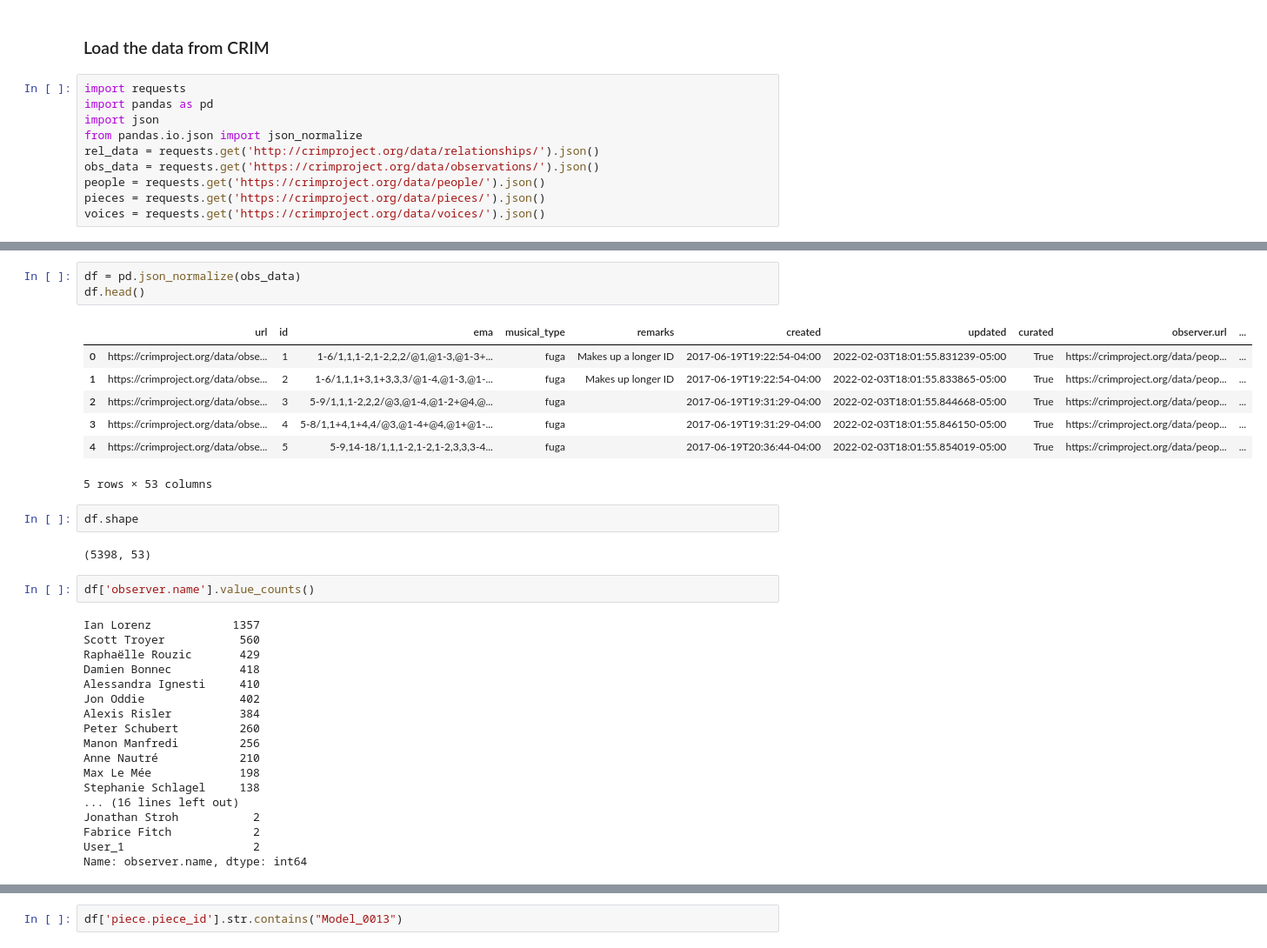
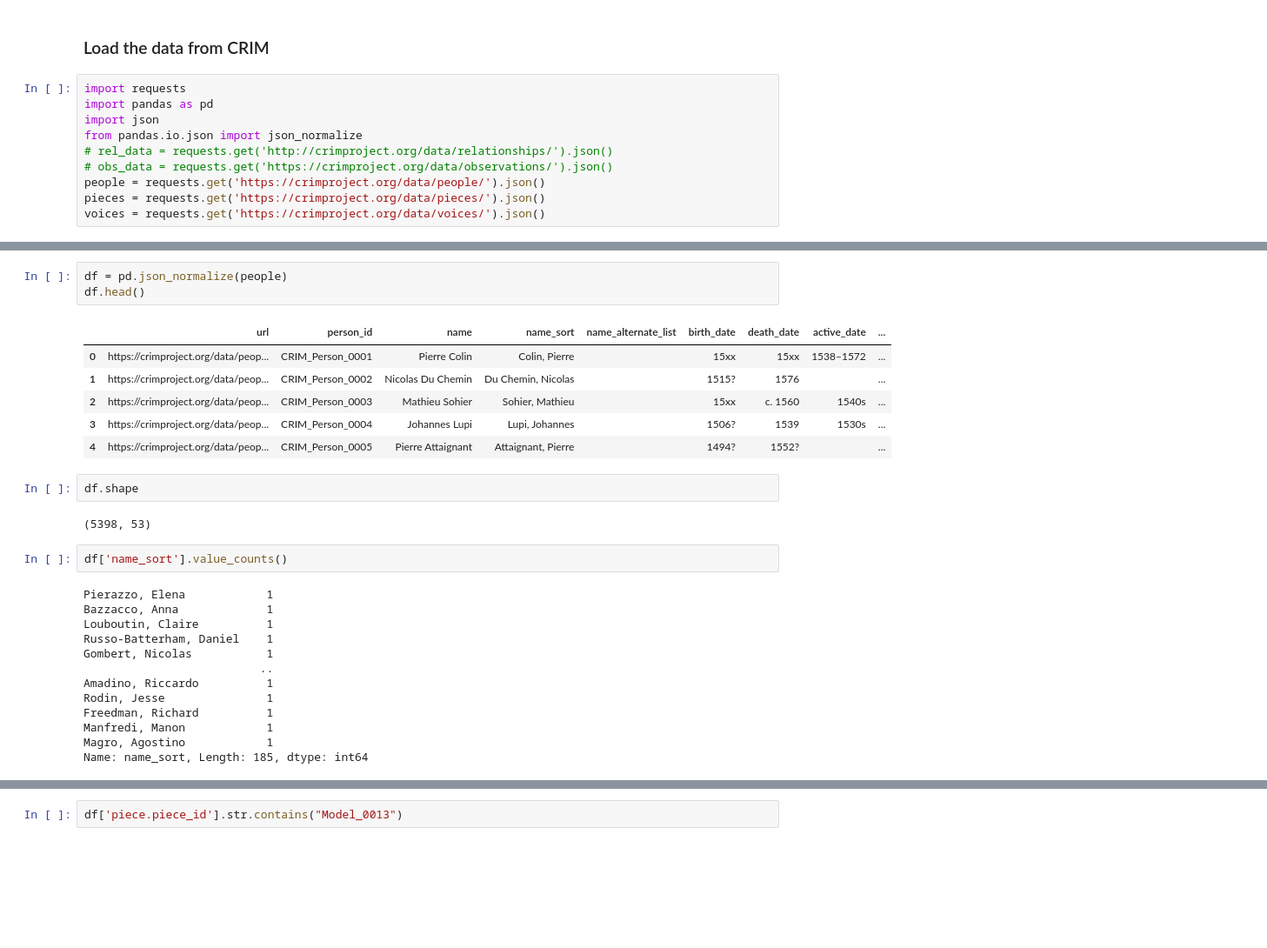
Before and after one commit to RichardFreedman/CRIM_JHUB, a Jupyter notebook: CRIM_09_Metadata_NB 2022.ipynb, the cells around one changed output, grey strips where cells are left out. Shown at 87% size. Drawn from its saved outputs; the diff is of its cells as text; blank space fills up the shorter version.

```diff
--- a/CRIM_09_Metadata_NB 2022.ipynb
+++ b/CRIM_09_Metadata_NB 2022.ipynb
@@ -7,8 +7,8 @@ import requests
 import pandas as pd
 import json
 from pandas.io.json import json_normalize
-rel_data = requests.get('http://crimproject.org/data/relationships/').json()
-obs_data = requests.get('https://crimproject.org/data/observations/').json()
+# rel_data = requests.get('http://crimproject.org/data/relationships/').json()
+# obs_data = requests.get('https://crimproject.org/data/observations/').json()
 people = requests.get('https://crimproject.org/data/people/').json()
 pieces = requests.get('https://crimproject.org/data/pieces/').json()
 voices = requests.get('https://crimproject.org/data/voices/').json()
@@ -33,38 +33,32 @@ obs_data[0]
  'updated': '2022-02-03T18:01:55.831239-05:00',
  'curated': True}
 # %%
-df = pd.json_normalize(obs_data)
+df = pd.json_normalize(people)
 df.head()
 # %% [output]
-|  | url | id | ema | musical_type | remarks | created | updated | curated | observer.url | ... |
-| 0 | https://crimproject.org/data/obse... | 1 | 1-6/1,1,1-2,1-2,2,2/@1,@1-3,@1-3+... | fuga | Makes up a longer ID | 2017-06-19T19:22:54-04:00 | 2022-02-03T18:01:55.831239-05:00 | True | https://crimproject.org/data/peop... | ... |
-| 1 | https://crimproject.org/data/obse... | 2 | 1-6/1,1,1+3,1+3,3,3/@1-4,@1-3,@1-... | fuga | Makes up longer ID | 2017-06-19T19:22:54-04:00 | 2022-02-03T18:01:55.833865-05:00 | True | https://crimproject.org/data/peop... | ... |
-| 2 | https://crimproject.org/data/obse... | 3 | 5-9/1,1,1-2,2,2/@3,@1-4,@1-2+@4,@... | fuga |  | 2017-06-19T19:31:29-04:00 | 2022-02-03T18:01:55.844668-05:00 | True | https://crimproject.org/data/peop... | ... |
-| 3 | https://crimproject.org/data/obse... | 4 | 5-8/1,1+4,1+4,4/@3,@1-4+@4,@1+@1-... | fuga |  | 2017-06-19T19:31:29-04:00 | 2022-02-03T18:01:55.846150-05:00 | True | https://crimproject.org/data/peop... | ... |
-| 4 | https://crimproject.org/data/obse... | 5 | 5-9,14-18/1,1,1-2,1-2,1-2,3,3,3-4... | fuga |  | 2017-06-19T20:36:44-04:00 | 2022-02-03T18:01:55.854019-05:00 | True | https://crimproject.org/data/peop... | ... |
+|  | url | person_id | name | name_sort | name_alternate_list | birth_date | death_date | active_date | ... |
+| 0 | https://crimproject.org/data/peop... | CRIM_Person_0001 | Pierre Colin | Colin, Pierre |  | 15xx | 15xx | 1538–1572 | ... |
+| 1 | https://crimproject.org/data/peop... | CRIM_Person_0002 | Nicolas Du Chemin | Du Chemin, Nicolas |  | 1515? | 1576 |  | ... |
+| 2 | https://crimproject.org/data/peop... | CRIM_Person_0003 | Mathieu Sohier | Sohier, Mathieu |  | 15xx | c. 1560 | 1540s | ... |
+| 3 | https://crimproject.org/data/peop... | CRIM_Person_0004 | Johannes Lupi | Lupi, Johannes |  | 1506? | 1539 | 1530s | ... |
+| 4 | https://crimproject.org/data/peop... | CRIM_Person_0005 | Pierre Attaignant | Attaignant, Pierre |  | 1494? | 1552? |  | ... |
-5 rows × 53 columns
 # %%
 df.shape
 # %% [output]
 (5398, 53)
 # %%
-df['observer.name'].value_counts()
+df['name_sort'].value_counts()
 # %% [output]
-Ian Lorenz            1357
-Scott Troyer           560
-Raphaëlle Rouzic       429
-Damien Bonnec          418
-Alessandra Ignesti     410
-Jon Oddie              402
-Alexis Risler          384
-Peter Schubert         260
-Manon Manfredi         256
-Anne Nautré            210
-Max Le Mée             198
-Stephanie Schlagel     138
-... (16 lines left out)
-Jonathan Stroh           2
-Fabrice Fitch            2
-User_1                   2
-Name: observer.name, dtype: int64
+Pierazzo, Elena            1
+Bazzacco, Anna             1
+Louboutin, Claire          1
+Russo-Batterham, Daniel    1
+Gombert, Nicolas           1
+                          ..
+Amadino, Riccardo          1
+Rodin, Jesse               1
+Freedman, Richard          1
+Manfredi, Manon            1
+Magro, Agostino            1
+Name: name_sort, Length: 185, dtype: int64
 # %%
```
Also changed, not shown: parts of 1 cell of this notebook, 18 other files.
